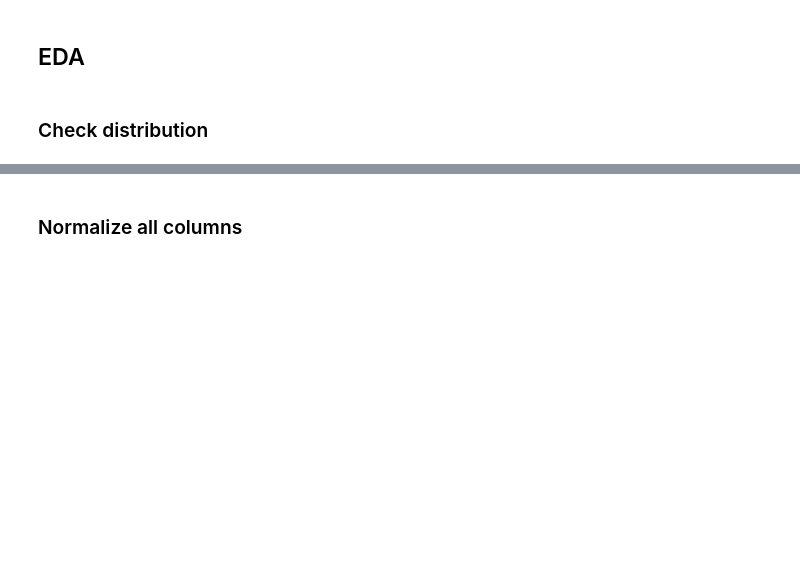
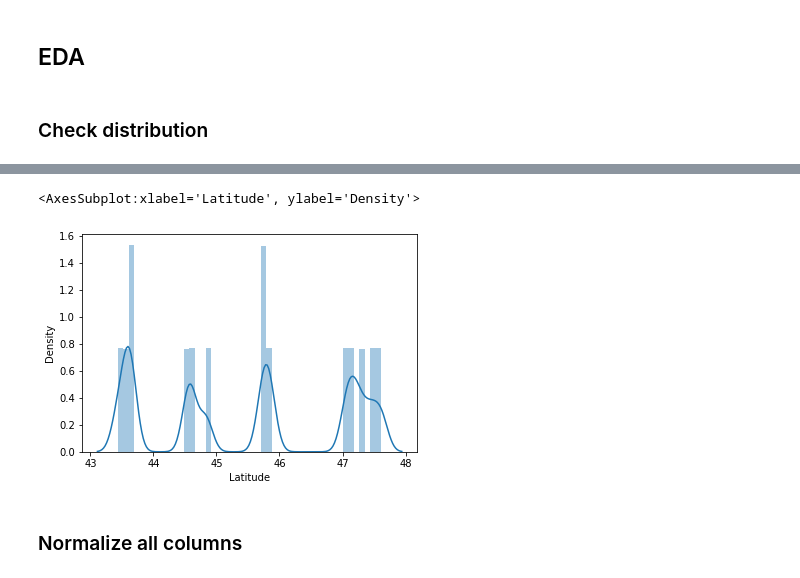
Before and after one commit to MarineThierry/test_project, a Jupyter notebook: notebooks/Test TA - Weather prediction.ipynb, the cells around one changed output, grey strips where cells are left out. Cells and saved outputs as stored; diff of their text form; code cells hidden in the pictures; blank space fills up the shorter version.

```diff
--- a/notebooks/Test TA - Weather prediction.ipynb
+++ b/notebooks/Test TA - Weather prediction.ipynb
@@ -235,2 +356,7 @@ Name: rr3, dtype: int64
+# %%
+sns.distplot(a=X.Latitude)
+# %% [output]
+<AxesSubplot:xlabel='Latitude', ylabel='Density'>
+[figure, added]
 # %% [markdown]
 ### Normalize all columns
```
Also changed, not shown: parts of 17 cells of this notebook.
